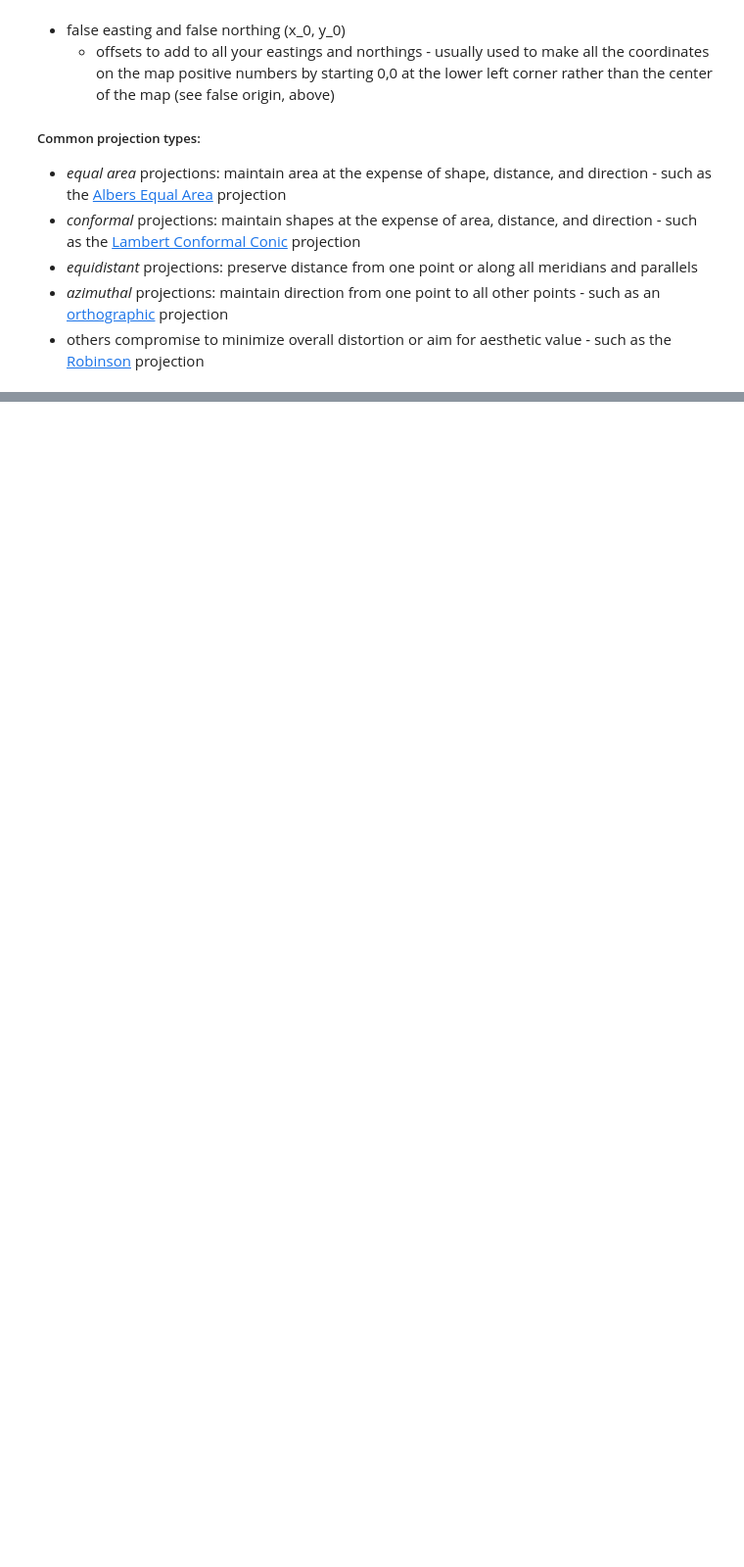
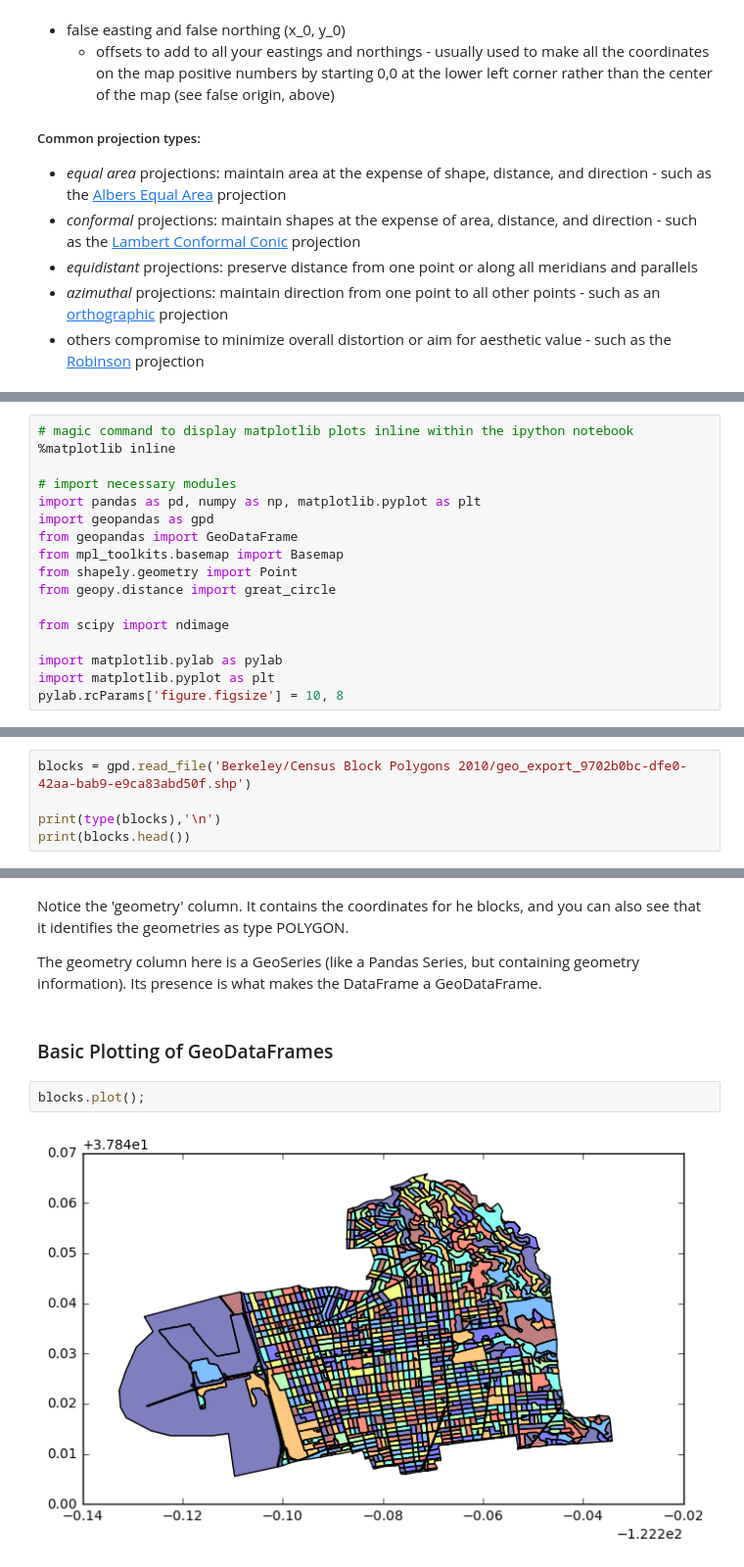
Before and after one commit to waddell/urban-informatics-and-visualization, a Jupyter notebook: Session 19 - Oct 31 - Spatial Analysis and Catography With Python/spatial-analysis.ipynb, the cells around one changed output, grey strips where cells are left out. Shown at 98% size. Drawn from its saved outputs; the diff is of its cells as text; blank space fills up the shorter version.

Commit message:
New spatial analysis notebook

```diff
--- a/Session 19 - Oct 31 - Spatial Analysis and Catography With Python/spatial-analysis.ipynb
+++ b/Session 19 - Oct 31 - Spatial Analysis and Catography With Python/spatial-analysis.ipynb
@@ -479,0 +43,17 @@ plt.show()
+# %%
+# magic command to display matplotlib plots inline within the ipython notebook
+%matplotlib inline
+
+# import necessary modules
+import pandas as pd, numpy as np, matplotlib.pyplot as plt
+import geopandas as gpd
+from geopandas import GeoDataFrame
+from mpl_toolkits.basemap import Basemap
+from shapely.geometry import Point
+from geopy.distance import great_circle
+
+from scipy import ndimage
+
+import matplotlib.pylab as pylab
+import matplotlib.pyplot as plt
+pylab.rcParams['figure.figsize'] = 10, 8
@@ -479,0 +102,5 @@ plt.show()
+# %%
+blocks = gpd.read_file('Berkeley/Census Block Polygons 2010/geo_export_9702b0bc-dfe0-42aa-bab9-e9ca83abd50f.shp')
+
+print(type(blocks),'\n')
+print(blocks.head())
@@ -479,0 +125,10 @@ plt.show()
+# %% [markdown]
+Notice the 'geometry' column.  It contains the coordinates for he blocks, and you can also see that it identifies the geometries as type POLYGON.
+
+The geometry column here is a GeoSeries (like a Pandas Series, but containing geometry information).  Its presence is what makes the DataFrame a GeoDataFrame.
+# %% [markdown]
+### Basic Plotting of GeoDataFrames
+# %%
+blocks.plot();
+# %% [output]
+[figure, added]
```
Also changed, not shown: parts of 123 cells of this notebook.
